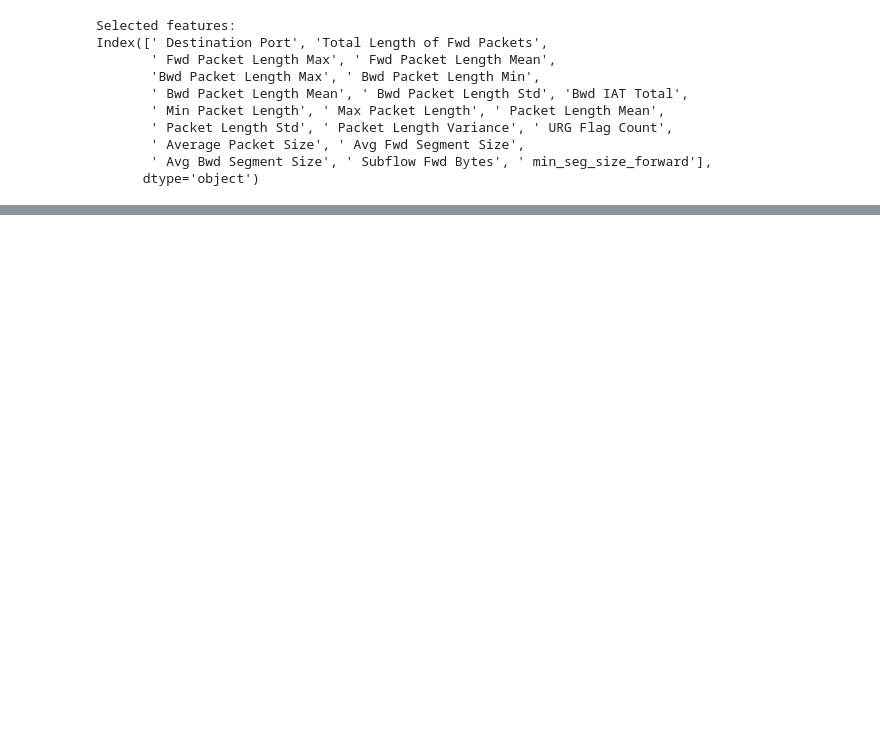
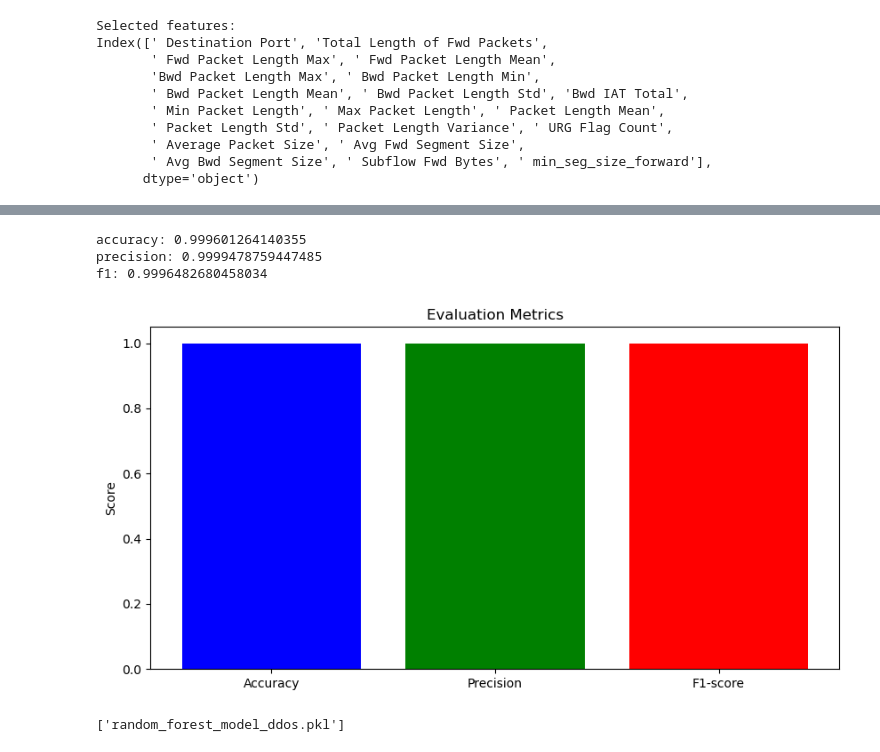
Before and after one commit to suchithkurra/HoneyPot_research_code, a Jupyter notebook: DDoS_Feature Selection.ipynb, the cells around one changed output, grey strips where cells are left out. Drawn from its saved outputs; the diff is of its cells as text; code cells hidden in the pictures; blank space fills up the shorter version.

```diff
--- a/DDoS_Feature Selection.ipynb
+++ b/DDoS_Feature Selection.ipynb
@@ -55,0 +70,3 @@ Index([' Destination Port', 'Total Length of Fwd Packets',
+# %%
+# Predictions
+y_pred = rf_model.predict(X_test_selected)
@@ -55,0 +164,31 @@ Index([' Destination Port', 'Total Length of Fwd Packets',
+# %%
+from sklearn.metrics import accuracy_score, precision_score, f1_score
+
+# Compute accuracy, precision, and F1-score
+accuracy = accuracy_score(y_test, y_pred)
+precision = precision_score(y_test, y_pred)
+f1 = f1_score(y_test, y_pred)
+
+print('accuracy: ' + str(accuracy))
+print('precision: ' + str(precision))
+print('f1: ' + str(f1))
+# Plotting
+metrics = ['Accuracy', 'Precision', 'F1-score']
+values = [accuracy, precision, f1]
+
+plt.figure(figsize=(10, 5))
+plt.bar(metrics, values, color=['blue', 'green', 'red'])
+plt.ylabel('Score')
+plt.title('Evaluation Metrics')
+plt.show()
+# %% [output]
+accuracy: 0.999601264140355
+precision: 0.9999478759447485
+f1: 0.9996482680458034
+[figure, added]
+# %%
+import joblib
+# Save the trained model to a file
+joblib.dump(rf_model, 'random_forest_model_ddos.pkl')
+# %% [output]
+['random_forest_model_ddos.pkl']
```
Also changed, not shown: parts of 8 cells of this notebook, 9 other files.
